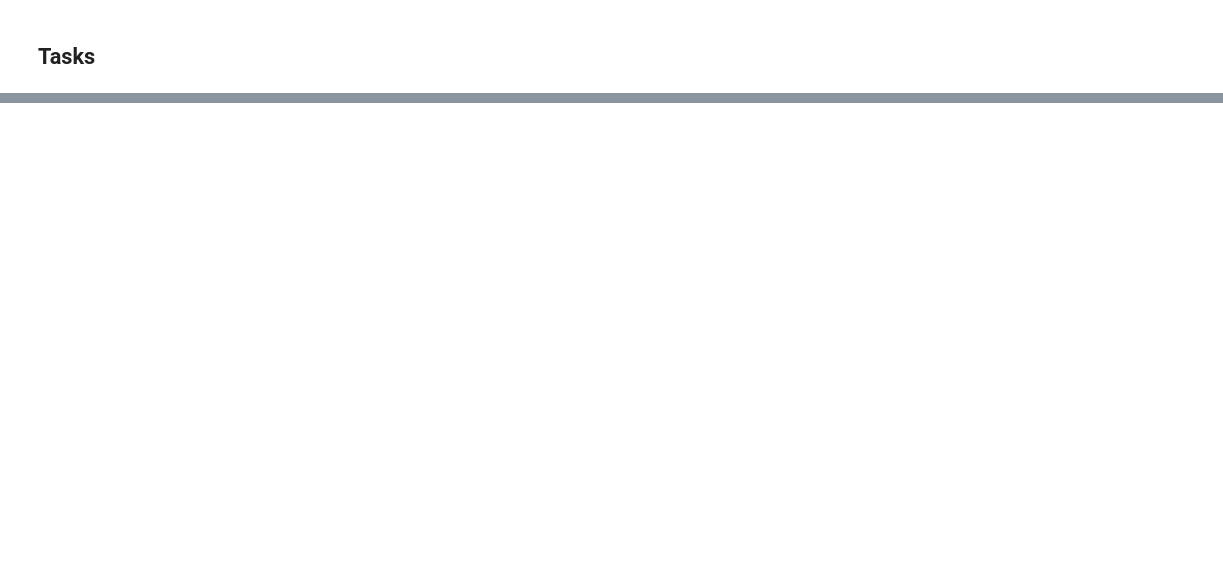
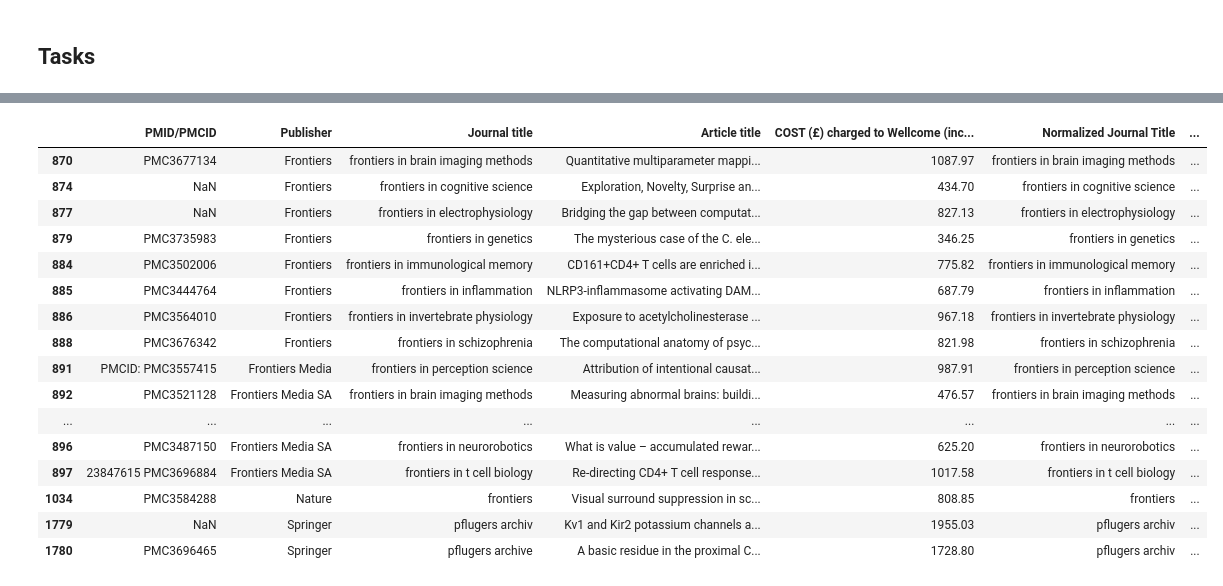
Before and after one commit to daddyprasad5/thinkful, a Jupyter notebook: Wellcome.ipynb, the cells around one changed output, grey strips where cells are left out. Drawn from its saved outputs; the diff is of its cells as text; code cells hidden in the pictures; blank space fills up the shorter version.

```diff
--- a/Wellcome.ipynb
+++ b/Wellcome.ipynb
@@ -293,0 +251,21 @@ w[w.cluster==7]
+# %%
+#journals with "frontiers" in the name (cluster 10) seem to be cheap...
+w[w.cluster == 10]
+# %% [output]
+|  | PMID/PMCID | Publisher | Journal title | Article title | COST (£) charged to Wellcome (inc... | Normalized Journal Title | ... |
+| 870 | PMC3677134 | Frontiers | frontiers in brain imaging methods | Quantitative multiparameter mappi... | 1087.97 | frontiers in brain imaging methods | ... |
+| 874 | NaN | Frontiers | frontiers in cognitive science | Exploration, Novelty, Surprise an... | 434.70 | frontiers in cognitive science | ... |
+| 877 | NaN | Frontiers | frontiers in electrophysiology | Bridging the gap between computat... | 827.13 | frontiers in electrophysiology | ... |
+| 879 | PMC3735983 | Frontiers | frontiers in genetics | The mysterious case of the C. ele... | 346.25 | frontiers in genetics | ... |
+| 884 | PMC3502006 | Frontiers | frontiers in immunological memory | CD161+CD4+ T cells are enriched i... | 775.82 | frontiers in immunological memory | ... |
+| 885 | PMC3444764 | Frontiers | frontiers in inflammation | NLRP3-inflammasome activating DAM... | 687.79 | frontiers in inflammation | ... |
+| 886 | PMC3564010 | Frontiers | frontiers in invertebrate physiology | Exposure to acetylcholinesterase ... | 967.18 | frontiers in invertebrate physiology | ... |
+| 888 | PMC3676342 | Frontiers | frontiers in schizophrenia | The computational anatomy of psyc... | 821.98 | frontiers in schizophrenia | ... |
+| 891 | PMCID: PMC3557415 | Frontiers Media | frontiers in perception science | Attribution of intentional causat... | 987.91 | frontiers in perception science | ... |
+| 892 | PMC3521128 | Frontiers Media SA | frontiers in brain imaging methods | Measuring abnormal brains: buildi... | 476.57 | frontiers in brain imaging methods | ... |
+| ... | ... | ... | ... | ... | ... | ... | ... |
+| 896 | PMC3487150 | Frontiers Media SA | frontiers in neurorobotics | What is value – accumulated rewar... | 625.20 | frontiers in neurorobotics | ... |
+| 897 | 23847615 PMC3696884 | Frontiers Media SA | frontiers in t cell biology | Re-directing CD4+ T cell response... | 1017.58 | frontiers in t cell biology | ... |
+| 1034 | PMC3584288 | Nature | frontiers | Visual surround suppression in sc... | 808.85 | frontiers | ... |
+| 1779 | NaN | Springer | pflugers archiv | Kv1 and Kir2 potassium channels a... | 1955.03 | pflugers archiv | ... |
+| 1780 | PMC3696465 | Springer | pflugers archive | A basic residue in the proximal C... | 1728.80 | pflugers archiv | ... |
```
Also changed, not shown: parts of 12 cells of this notebook.
